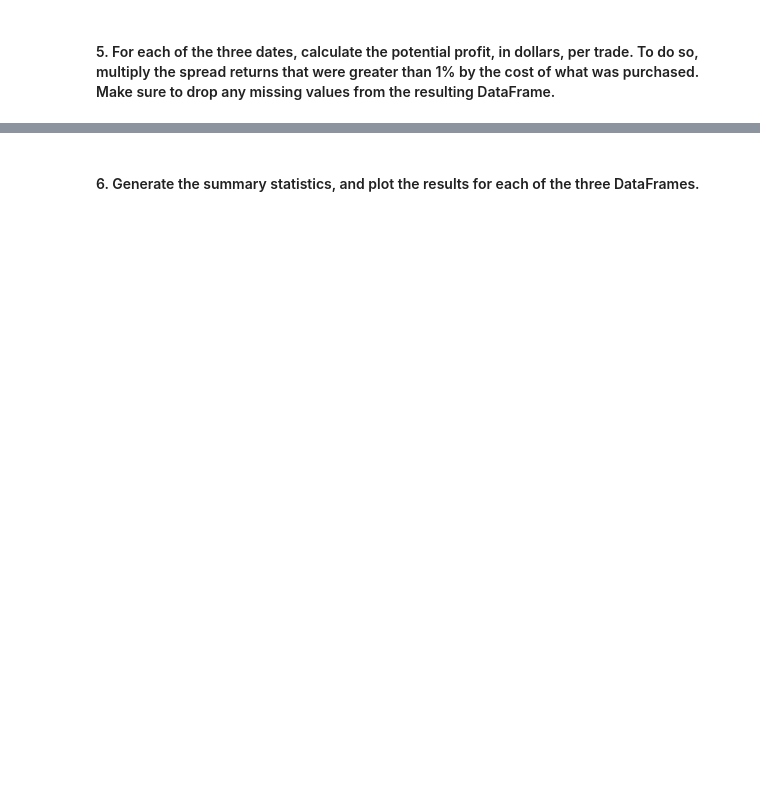
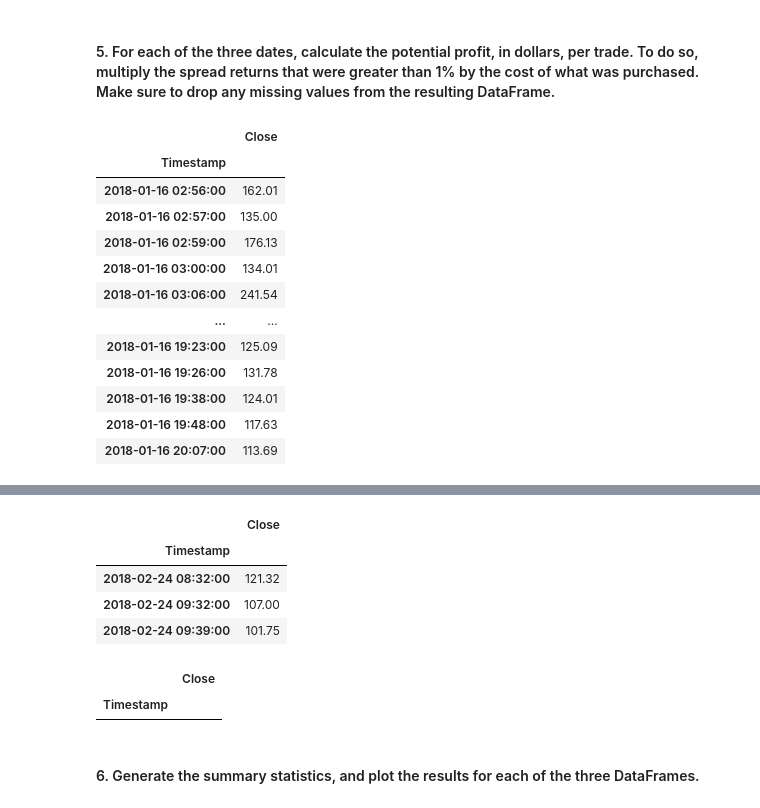
Before and after one commit to rodum012/Bitcoin_Arbitrage, a Jupyter notebook: crypto_arbitrage.ipynb, the cells around one changed output, grey strips where cells are left out. Saved outputs shown, nothing was run; the diff lists cells and outputs as text; code cells hidden in the pictures; blank space fills up the shorter version.

```diff
--- a/crypto_arbitrage.ipynb
+++ b/crypto_arbitrage.ipynb
@@ -516,13 +592,30 @@ max      NaN
 # %% [markdown]
 #### 5. For each of the three dates, calculate the potential profit, in dollars, per trade. To do so, multiply the spread returns that were greater than 1% by the cost of what was purchased. Make sure to drop any missing values from the resulting DataFrame.
 # %%
-# For the date early in the dataset, calculate the potential profit per trade in dollars
+# For the each date in the dataset, calculate the potential profit per trade in dollars
 # Multiply the profitable trades by the cost of the Bitcoin that was purchased
-profit_early = # YOUR CODE HERE
-
-# Drop any missing values from the profit DataFrame
-profit_per_trade_early = # YOUR CODE HERE
-
-# View the early profit DataFrame
-# YOUR CODE HERE
+profit_early = profitable_trades_early * bitstamp_sliced["2018-01-16"]
+profit_middle = profitable_trades_middle * bitstamp_sliced["2018-02-24"]
+profit_late = profitable_trades_late * bitstamp_sliced["2018-03-26"]
+# Drops any missing values from the profit DataFrame
+profit_per_trade_early = profit_early.dropna()
+profit_per_trade_middle = profit_middle.dropna()
+profit_per_trade_late = profit_late.dropna()
+# Views the early profit DataFrame
+display(profit_per_trade_early)
+display(profit_per_trade_middle)
+display(profit_per_trade_late)
 # %% [output]
+|  | Close |
+| Timestamp |  |
+| 2018-01-16 02:56:00 | 162.01 |
+| 2018-01-16 02:57:00 | 135.00 |
+| 2018-01-16 02:59:00 | 176.13 |
+| 2018-01-16 03:00:00 | 134.01 |
+| 2018-01-16 03:06:00 | 241.54 |
+| ... | ... |
+| 2018-01-16 19:23:00 | 125.09 |
+| 2018-01-16 19:26:00 | 131.78 |
+| 2018-01-16 19:38:00 | 124.01 |
+| 2018-01-16 19:48:00 | 117.63 |
+| 2018-01-16 20:07:00 | 113.69 |
@@ -542,3 +623,10 @@ Name: Close, Length: 73, dtype: float64
+|  | Close |
+| Timestamp |  |
+| 2018-02-24 08:32:00 | 121.32 |
+| 2018-02-24 09:32:00 | 107.00 |
+| 2018-02-24 09:39:00 | 101.75 |
+|  | Close |
+| Timestamp |  |
 # %% [markdown]
 #### 6. Generate the summary statistics, and plot the results for each of the three DataFrames.
 # %%
```
Also changed, not shown: parts of 41 cells of this notebook, 6 other files.
